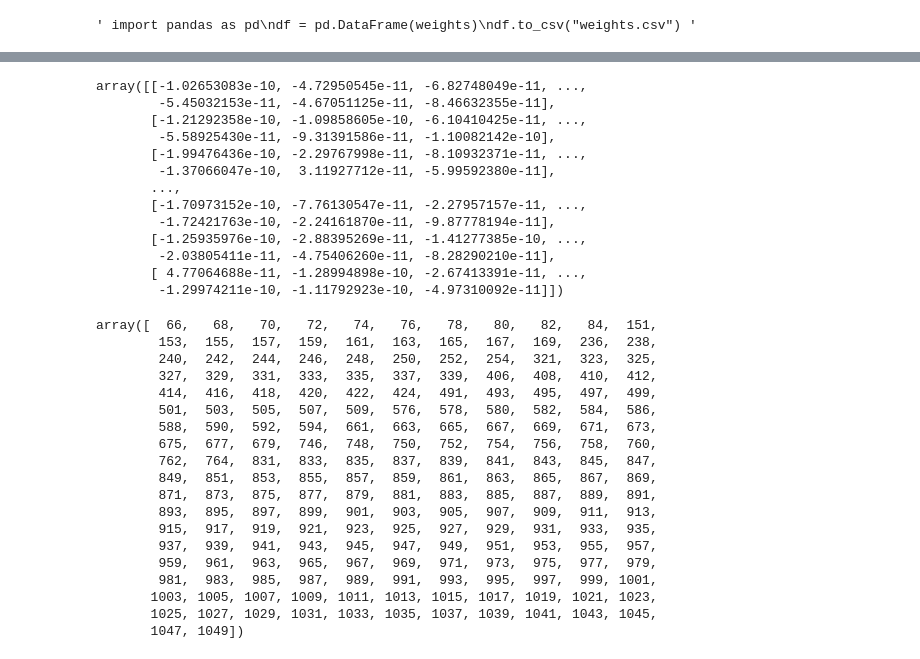
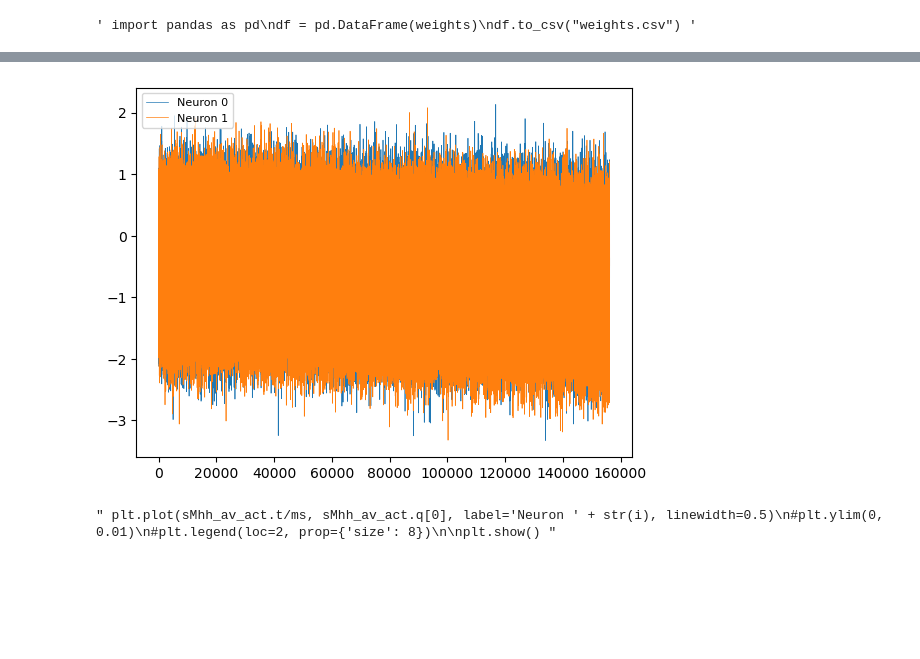
Before and after one commit to danvdm/spikingdentategyrus, a Jupyter notebook: scripts/train.ipynb, the cells around one changed output, grey strips where cells are left out. Saved outputs shown, nothing was run; the diff lists cells and outputs as text; code cells hidden in the pictures; blank space fills up the shorter version.

```diff
--- a/scripts/train.ipynb
+++ b/scripts/train.ipynb
@@ -122,11 +138,13 @@ Starting simulation at t=0. s for a duration of 16. s
 # %%
 Mh, Mv, Mc= out['Mh'], out['Mv'], out['Mc']
-sMhh = out["sMhh"]
-sMh = out["sMh"]
+sMhh_age = out["sMhh_age"]
+sMhh_av_act = out["sMhh_av_act"]
 sMh_age = out["sMh_age"]
 sMh_v = out["sMh_v"]
 sMhh_age = out["sMhh_age"]
+sMh_q = out["sMh_q"]
 weights = out["weights"]
+connections = out["connections"]
 # %%
 """ import pandas as pd
 df = pd.DataFrame(weights)
@@ -156,3 +175,26 @@ plt.show()
+# %%
+""" n_neurons = 2
+for i in np.arange(n_neurons):
+    plt.plot(sMhh_av_act.t/ms, sMh_v.v[i], label='Neuron ' + str(i), linewidth=0.5)
+plt.legend(loc=2, prop={'size': 8})
+
+plt.show() """
+# %% [output]
+[figure, added]
+# %%
+
+""" plt.plot(sMhh_av_act.t/ms, sMhh_av_act.q[0], label='Neuron ' + str(i), linewidth=0.5)
+#plt.ylim(0, 0.01)
+#plt.legend(loc=2, prop={'size': 8})
+
+plt.show() """
+
+
+
+#plot_raster(Mh.i, Mh.t, markersize=2,marker='|', color='k', mew=1)
+#plt.show()
+# %% [output]
+" plt.plot(sMhh_av_act.t/ms, sMhh_av_act.q[0], label='Neuron ' + str(i), linewidth=0.5)\n#plt.ylim(0, 0.01)\n#plt.legend(loc=2, prop={'size': 8})\n\nplt.show() "
 # %%
 # Prepare weights and biases
 W = np.array(Srs.w).reshape(N_v+N_c, N_h)*beta_parameter
@@ -164,42 +206,4 @@ b_c = mBv[N_v:(N_v+N_c)]
 b_v = mBv[:N_v]
 b_h = mBh
 mB = np.concatenate([mBv,mBh])
-# %%
-np.array(Srs.w).reshape(N_v+N_c, N_h)
-# %% [output]
-array([[-1.02653083e-10, -4.72950545e-11, -6.82748049e-11, ...,
-        -5.45032153e-11, -4.67051125e-11, -8.46632355e-11],
-       [-1.21292358e-10, -1.09858605e-10, -6.10410425e-11, ...,
-        -5.58925430e-11, -9.31391586e-11, -1.10082142e-10],
-       [-1.99476436e-10, -2.29767998e-11, -8.10932371e-11, ...,
-        -1.37066047e-10,  3.11927712e-11, -5.99592380e-11],
-       ...,
-       [-1.70973152e-10, -7.76130547e-11, -2.27957157e-11, ...,
-        -1.72421763e-10, -2.24161870e-11, -9.87778194e-11],
-       [-1.25935976e-10, -2.88395269e-11, -1.41277385e-10, ...,
-        -2.03805411e-11, -4.75406260e-11, -8.28290210e-11],
-       [ 4.77064688e-11, -1.28994898e-10, -2.67413391e-11, ...,
-        -1.29974211e-10, -1.11792923e-10, -4.97310092e-11]])
-# %%
-time_test_on
-# %% [output]
-array([  66,   68,   70,   72,   74,   76,   78,   80,   82,   84,  151,
-        153,  155,  157,  159,  161,  163,  165,  167,  169,  236,  238,
-        240,  242,  244,  246,  248,  250,  252,  254,  321,  323,  325,
-        327,  329,  331,  333,  335,  337,  339,  406,  408,  410,  412,
-        414,  416,  418,  420,  422,  424,  491,  493,  495,  497,  499,
-        501,  503,  505,  507,  509,  576,  578,  580,  582,  584,  586,
-        588,  590,  592,  594,  661,  663,  665,  667,  669,  671,  673,
-        675,  677,  679,  746,  748,  750,  752,  754,  756,  758,  760,
-        762,  764,  831,  833,  835,  837,  839,  841,  843,  845,  847,
-        849,  851,  853,  855,  857,  859,  861,  863,  865,  867,  869,
-        871,  873,  875,  877,  879,  881,  883,  885,  887,  889,  891,
-        893,  895,  897,  899,  901,  903,  905,  907,  909,  911,  913,
-        915,  917,  919,  921,  923,  925,  927,  929,  931,  933,  935,
-        937,  939,  941,  943,  945,  947,  949,  951,  953,  955,  957,
-        959,  961,  963,  965,  967,  969,  971,  973,  975,  977,  979,
-        981,  983,  985,  987,  989,  991,  993,  995,  997,  999, 1001,
-       1003, 1005, 1007, 1009, 1011, 1013, 1015, 1017, 1019, 1021, 1023,
-       1025, 1027, 1029, 1031, 1033, 1035, 1037, 1039, 1041, 1043, 1045,
-       1047, 1049])
 # %%
```
Also changed, not shown: parts of 6 cells of this notebook, 20 other files.
